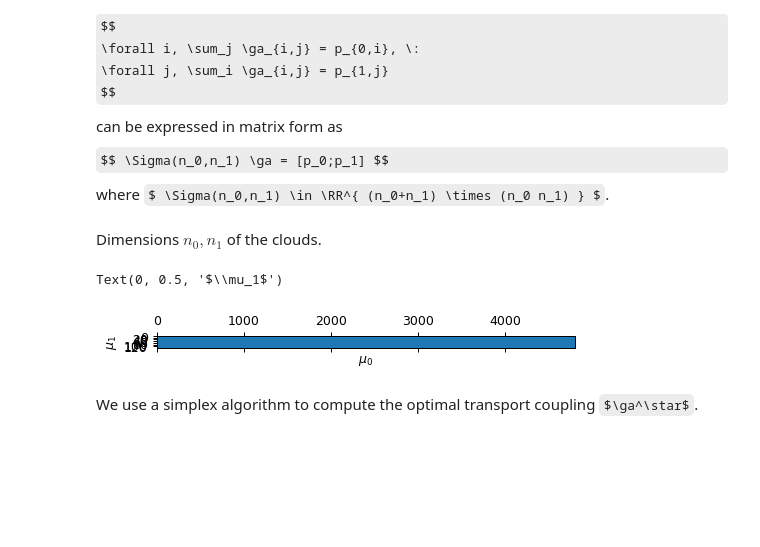
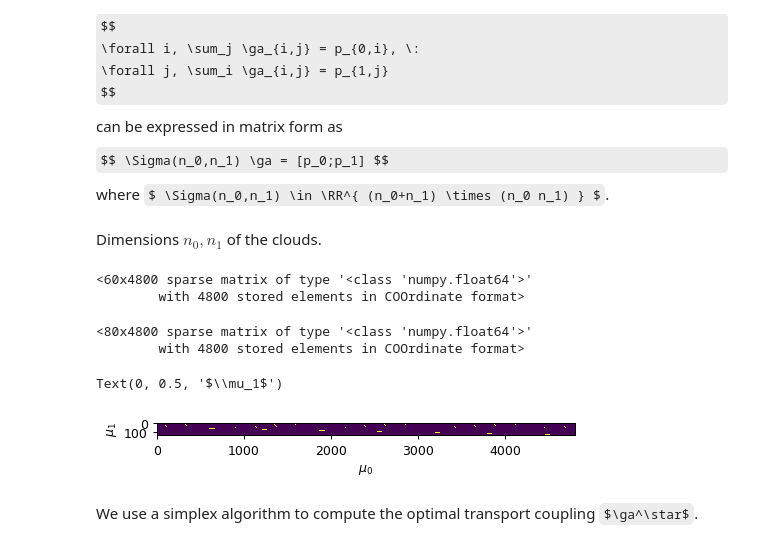
Before and after one commit to ManifoldFR/mva-optimaltransport, a Jupyter notebook: numericaltours/optimaltransp_1_linprog.ipynb, the cells around one changed output. Drawn from its saved outputs; the diff is of its cells as text; code cells hidden in the pictures; some formulas as TeX source; blank space fills up the shorter version.

```diff
--- a/numericaltours/optimaltransp_1_linprog.ipynb
+++ b/numericaltours/optimaltransp_1_linprog.ipynb
@@ -124,27 +121,40 @@ where $ \Sigma(n_0,n_1) \in \RR^{ (n_0+n_1) \times (n_0 n_1) } $.
 # %%
 from scipy import sparse
 
-Rows  = lambda n0,n1: sparse.coo_matrix((np.ones(n0*n1),
-                                         (np.ravel(np.tile(np.arange(0,n0),(n1,1)),order='C'),
-                                          np.arange(0,n0*n1))))
-Cols  = lambda n0,n1: sparse.coo_matrix((np.ones(n0*n1),
-                                        (np.ravel(np.tile(np.arange(0,n1),(n0,1)),order='F'),
-                                         np.arange(0,n0*n1))))
-Sigma = lambda n0,n1: sparse.vstack((Rows(n0,n1),Cols(n0,n1)))
+def Rows(n0,n1):
+    data = np.ones(n0*n1)
+    return sparse.coo_matrix((data, (np.tile(np.arange(0,n0), n1),
+                                     np.arange(0,n0*n1))))
+def Cols(n0,n1):
+    data = np.ones(n0*n1)
+    return sparse.coo_matrix((data, (np.repeat(np.arange(0,n1), n0),
+                                     np.arange(0,n0*n1))))
+def Sigma(n0, n1):
+    return sparse.vstack((Rows(n0,n1),Cols(n0,n1)))
 # %% [markdown]
 Dimensions $n_0, n_1$ of the clouds.
 # %%
 n0 = 60
 n1 = 80
+# %%
+Rows(n0, n1)  # sanity checks
+# %% [output]
+<60x4800 sparse matrix of type '<class 'numpy.float64'>'
+        with 4800 stored elements in COOrdinate format>
+# %%
+Cols(n0, n1)
+# %% [output]
+<80x4800 sparse matrix of type '<class 'numpy.float64'>'
+        with 4800 stored elements in COOrdinate format>
 # %%
 plt.figure(dpi=90)
-plt.spy(Sigma(n0, n1))
+plt.imshow(Sigma(n0, n1).todense())
 ax = plt.gca()
 plt.xlabel("$\mu_0$")
 plt.ylabel("$\mu_1$")
 # %% [output]
 Text(0, 0.5, '$\\mu_1$')
-[figure, old version]
+[figure, new version]
 # %% [markdown]
 We use a simplex algorithm to compute the optimal transport coupling
 $\ga^\star$.
```
Also changed, not shown: parts of 17 cells of this notebook.
